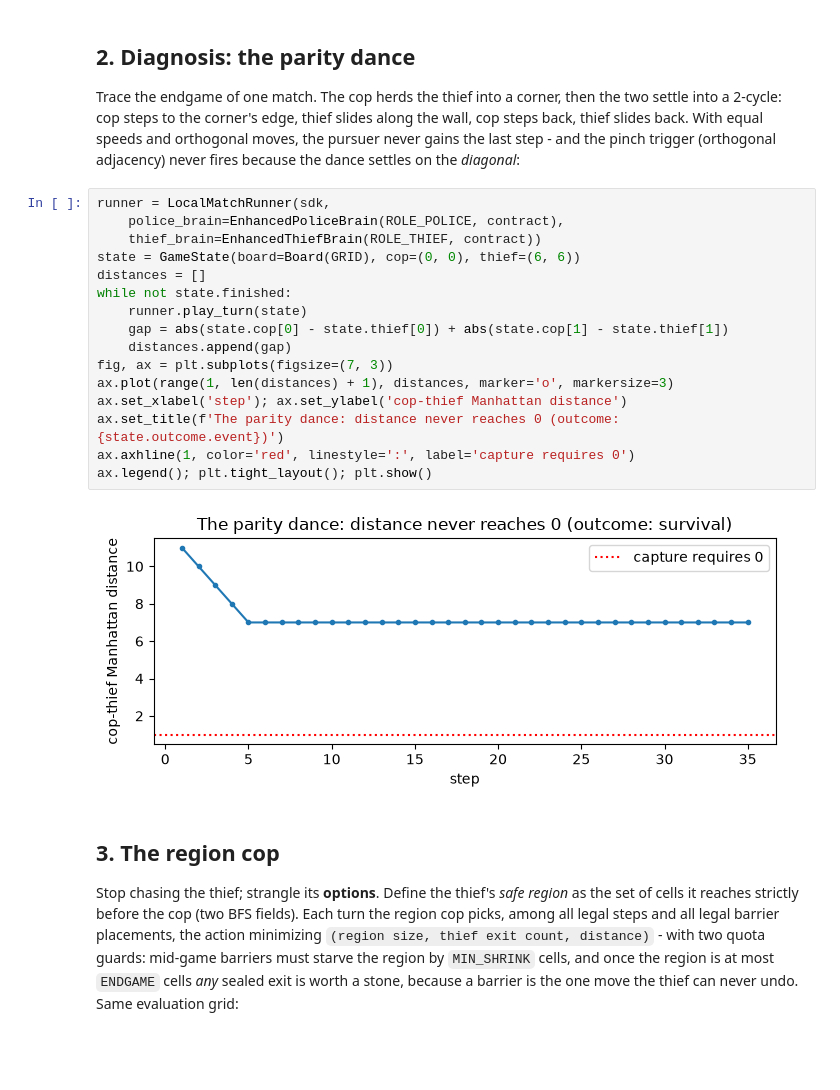
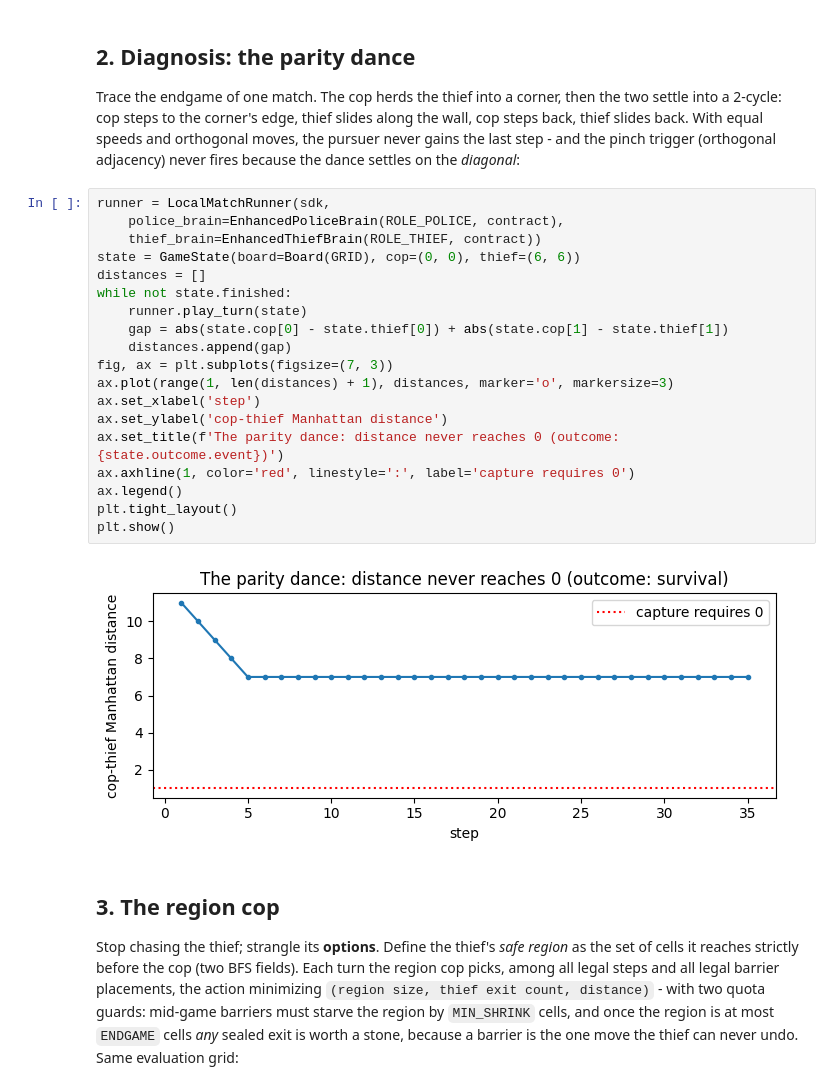
Before and after one commit to Nell-Kh/police-thief-p2p, a Jupyter notebook: notebooks/analysis.ipynb, the cells around one changed output. Saved outputs shown, nothing was run; the diff lists cells and outputs as text; blank space fills up the shorter version.

```diff
--- a/notebooks/analysis.ipynb
+++ b/notebooks/analysis.ipynb
@@ -76,21 +83,24 @@ Trace the endgame of one match. The cop herds the thief into a corner, then the
 # %%
 runner = LocalMatchRunner(sdk,
     police_brain=EnhancedPoliceBrain(ROLE_POLICE, contract),
     thief_brain=EnhancedThiefBrain(ROLE_THIEF, contract))
 state = GameState(board=Board(GRID), cop=(0, 0), thief=(6, 6))
 distances = []
 while not state.finished:
     runner.play_turn(state)
     gap = abs(state.cop[0] - state.thief[0]) + abs(state.cop[1] - state.thief[1])
     distances.append(gap)
 fig, ax = plt.subplots(figsize=(7, 3))
 ax.plot(range(1, len(distances) + 1), distances, marker='o', markersize=3)
-ax.set_xlabel('step'); ax.set_ylabel('cop-thief Manhattan distance')
+ax.set_xlabel('step')
+ax.set_ylabel('cop-thief Manhattan distance')
 ax.set_title(f'The parity dance: distance never reaches 0 (outcome: {state.outcome.event})')
 ax.axhline(1, color='red', linestyle=':', label='capture requires 0')
-ax.legend(); plt.tight_layout(); plt.show()
+ax.legend()
+plt.tight_layout()
+plt.show()
 # %% [output]
-[figure, old version]
+[figure, new version]
 # %% [markdown]
 ## 3. The region cop
 
```
Also changed, not shown: parts of 10 cells of this notebook, 24 other files.
